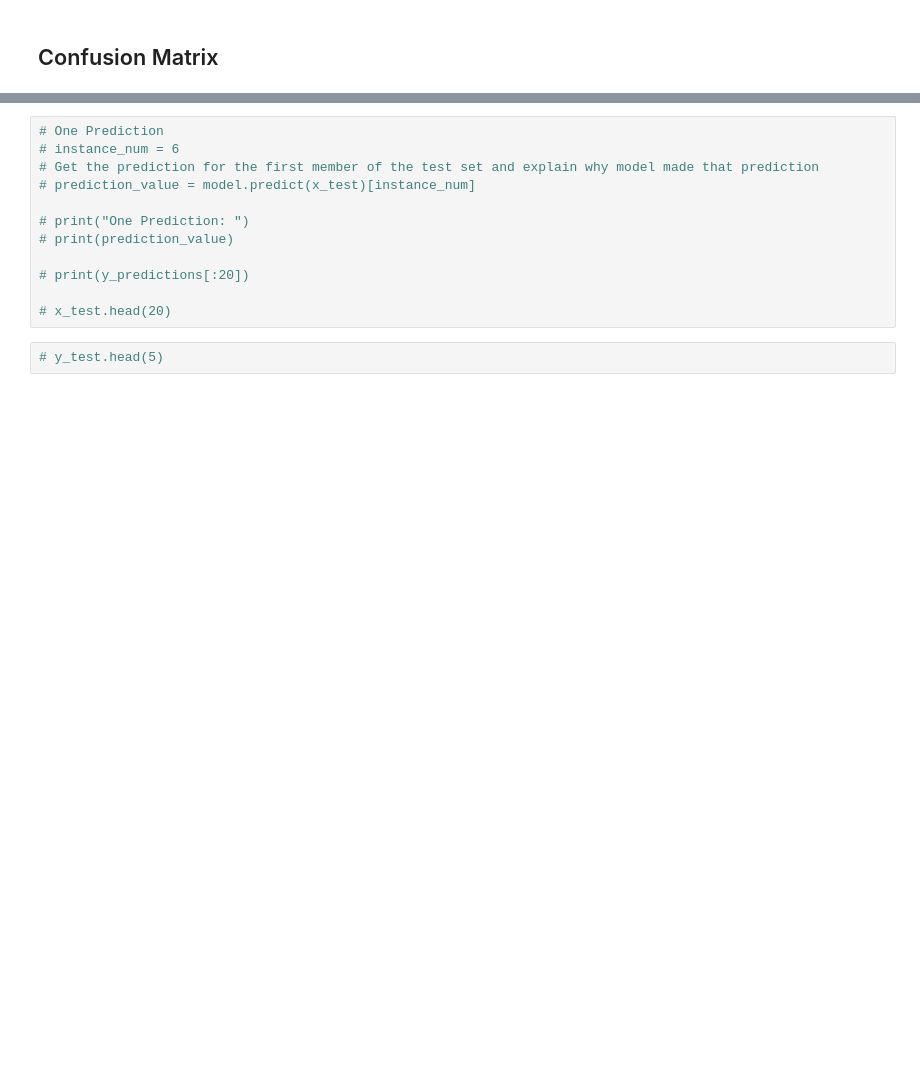
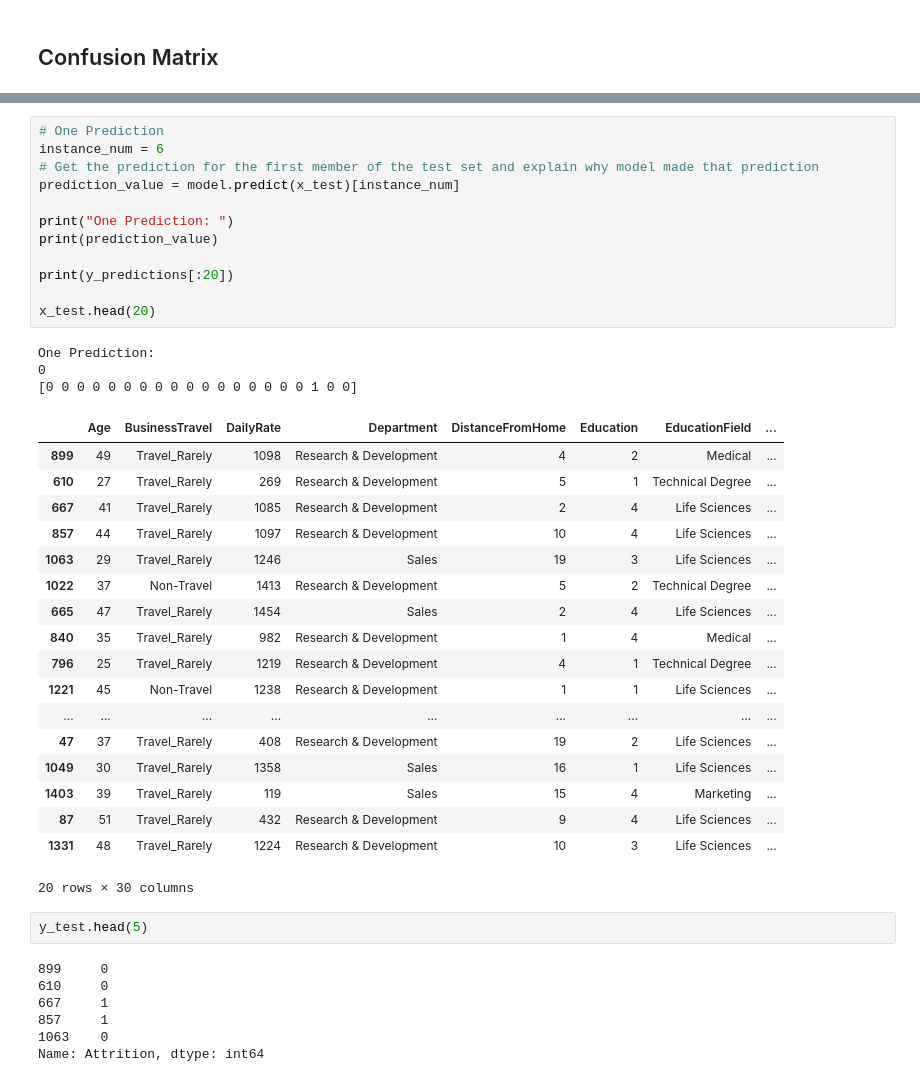
Before and after one commit to danielsc/azureml-workshop-2019, a Jupyter notebook: 2-training-and-interpretability/2.1-aml-training-and-hyperdrive/2-scikit-learn-remote-training-on-aml-compute-plus-hyperdrive/binayclassification-employee-attrition-aml-compute-notebook.ipynb, the cells around one changed output, grey strips where cells are left out. Saved outputs shown, nothing was run; the diff lists cells and outputs as text; blank space fills up the shorter version.

```diff
--- a/2-training-and-interpretability/2.1-aml-training-and-hyperdrive/2-scikit-learn-remote-training-on-aml-compute-plus-hyperdrive/binayclassification-employee-attrition-aml-compute-notebook.ipynb
+++ b/2-training-and-interpretability/2.1-aml-training-and-hyperdrive/2-scikit-learn-remote-training-on-aml-compute-plus-hyperdrive/binayclassification-employee-attrition-aml-compute-notebook.ipynb
@@ -122,14 +414,43 @@ import matplotlib.pyplot as plt
 # %%
 # One Prediction
-# instance_num = 6
+instance_num = 6
 # Get the prediction for the first member of the test set and explain why model made that prediction
-# prediction_value = model.predict(x_test)[instance_num]
+prediction_value = model.predict(x_test)[instance_num]
 
-# print("One Prediction: ")
-# print(prediction_value)
+print("One Prediction: ")
+print(prediction_value)
 
-# print(y_predictions[:20])
+print(y_predictions[:20])
 
-# x_test.head(20)
+x_test.head(20)
+# %% [output]
+One Prediction:
+0
+[0 0 0 0 0 0 0 0 0 0 0 0 0 0 0 0 0 1 0 0]
+|  | Age | BusinessTravel | DailyRate | Department | DistanceFromHome | Education | EducationField | ... |
+| 899 | 49 | Travel_Rarely | 1098 | Research & Development | 4 | 2 | Medical | ... |
+| 610 | 27 | Travel_Rarely | 269 | Research & Development | 5 | 1 | Technical Degree | ... |
+| 667 | 41 | Travel_Rarely | 1085 | Research & Development | 2 | 4 | Life Sciences | ... |
+| 857 | 44 | Travel_Rarely | 1097 | Research & Development | 10 | 4 | Life Sciences | ... |
+| 1063 | 29 | Travel_Rarely | 1246 | Sales | 19 | 3 | Life Sciences | ... |
+| 1022 | 37 | Non-Travel | 1413 | Research & Development | 5 | 2 | Technical Degree | ... |
+| 665 | 47 | Travel_Rarely | 1454 | Sales | 2 | 4 | Life Sciences | ... |
+| 840 | 35 | Travel_Rarely | 982 | Research & Development | 1 | 4 | Medical | ... |
+| 796 | 25 | Travel_Rarely | 1219 | Research & Development | 4 | 1 | Technical Degree | ... |
+| 1221 | 45 | Non-Travel | 1238 | Research & Development | 1 | 1 | Life Sciences | ... |
+| ... | ... | ... | ... | ... | ... | ... | ... | ... |
+| 47 | 37 | Travel_Rarely | 408 | Research & Development | 19 | 2 | Life Sciences | ... |
+| 1049 | 30 | Travel_Rarely | 1358 | Sales | 16 | 1 | Life Sciences | ... |
+| 1403 | 39 | Travel_Rarely | 119 | Sales | 15 | 4 | Marketing | ... |
+| 87 | 51 | Travel_Rarely | 432 | Research & Development | 9 | 4 | Life Sciences | ... |
+| 1331 | 48 | Travel_Rarely | 1224 | Research & Development | 10 | 3 | Life Sciences | ... |
+20 rows × 30 columns
 # %%
-# y_test.head(5)
+y_test.head(5)
+# %% [output]
+899     0
+610     0
+667     1
+857     1
+1063    0
+Name: Attrition, dtype: int64
```
Also changed, not shown: parts of 61 cells of this notebook, 2 other files.
